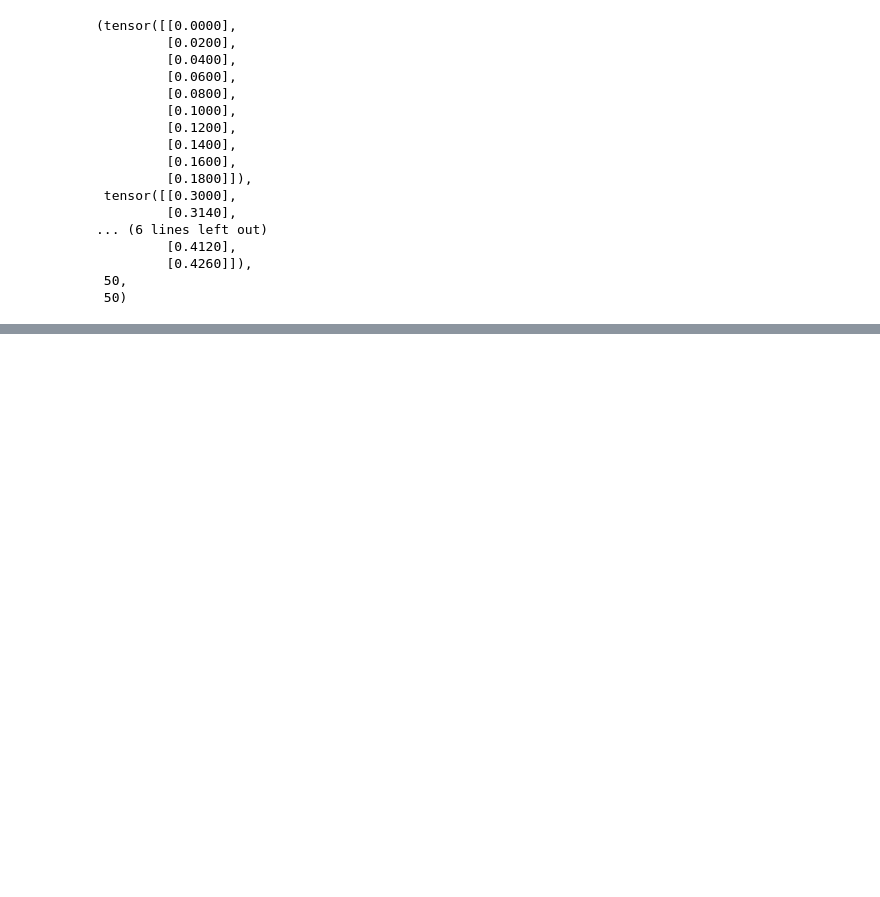
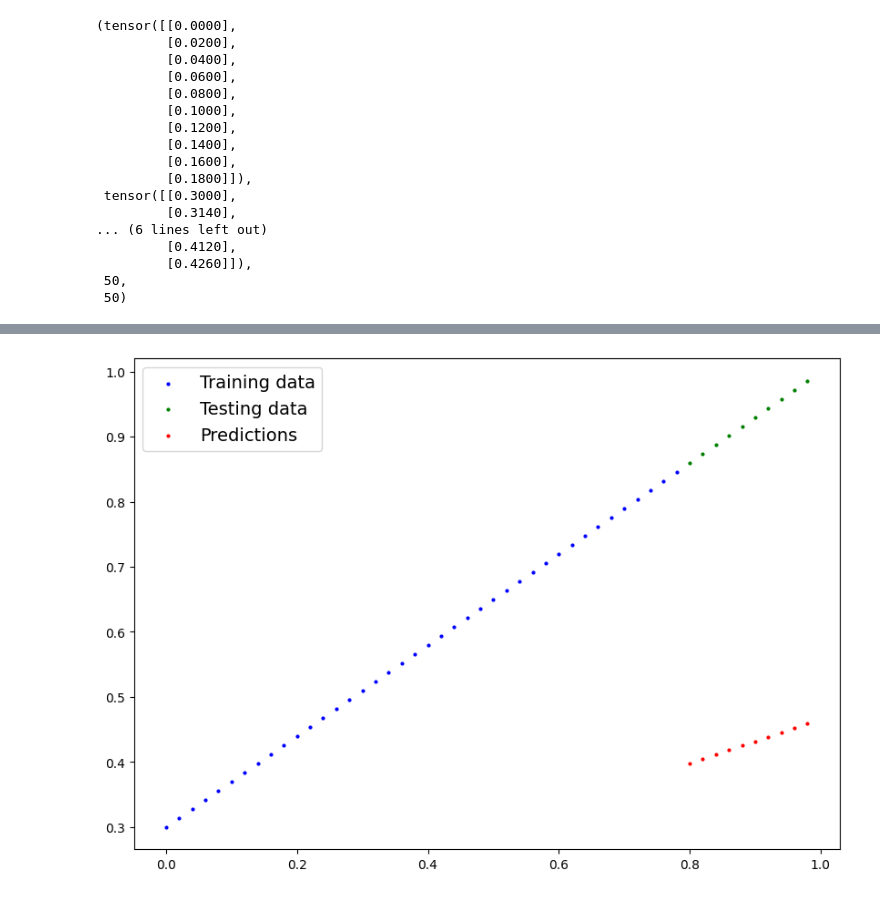
Before and after one commit to udaykiran2427/Learning-Pytorch, a Jupyter notebook: Pytorch_Workflow.ipynb, the cells around one changed output, grey strips where cells are left out. Saved outputs shown, nothing was run; the diff lists cells and outputs as text; code cells hidden in the pictures; blank space fills up the shorter version.

```diff
--- a/Pytorch_Workflow.ipynb
+++ b/Pytorch_Workflow.ipynb
@@ -47,0 +68,10 @@ X_test, y_test = X[train_split:], y[train_split:]
+# %%
+#building model
+#creating linear regression model class
+class LinearRegressionModel(nn.Module):
+  def __init__(self):
+    super().__init__()
+    self.weights = nn.Parameter(torch.randn(1, requires_grad=True, dtype=torch.float))
+    self.bias = nn.Parameter(torch.randn(1, requires_grad=True, dtype=torch.float))
+  def forward(self, x: torch.Tensor) -> torch.Tensor:
+      return self.weights * x + self.bias
@@ -47,0 +96,5 @@ X_test, y_test = X[train_split:], y[train_split:]
+# %%
+#making predictions using torch.inference model
+with torch.inference_mode():
+  y_preds = model_0(X_test)
+y_preds
@@ -47,0 +125,4 @@ X_test, y_test = X[train_split:], y[train_split:]
+# %%
+plot_predictions(predictions=y_preds)
+# %% [output]
+[figure, added]
```
Also changed, not shown: parts of 10 cells of this notebook.
